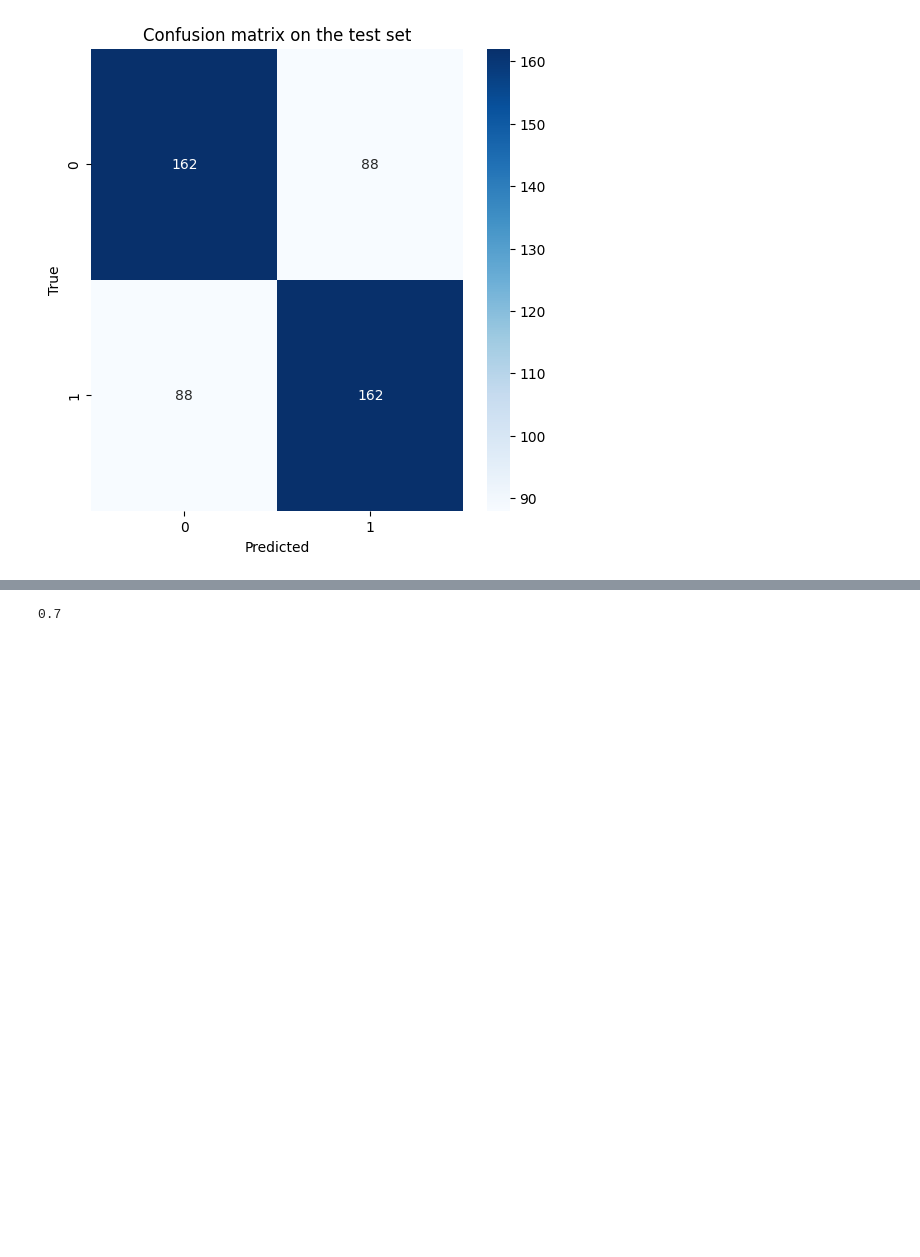
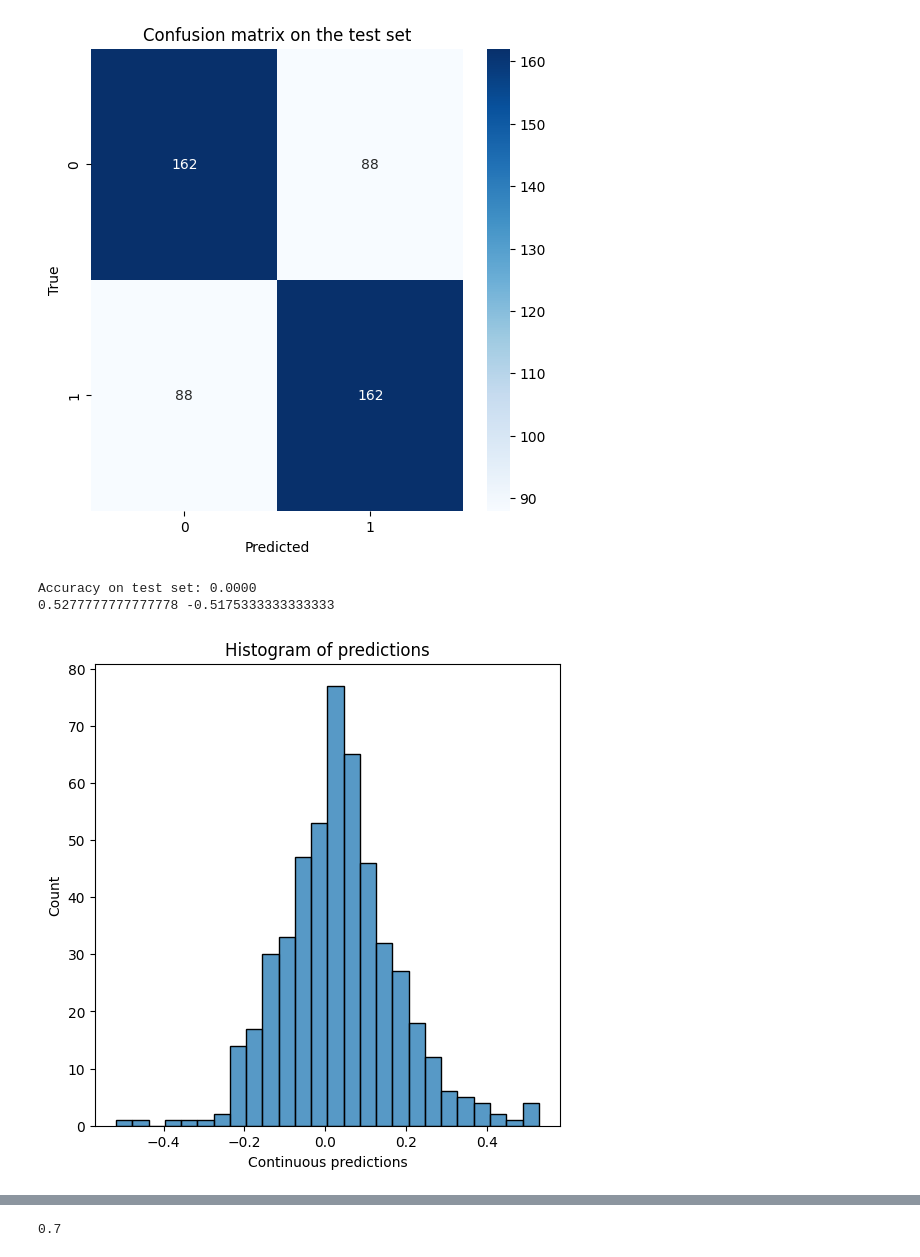
Before and after one commit to pauhidalgoo/sentiment-analysis, a Jupyter notebook: unsupervised.ipynb, the cells around one changed output, grey strips where cells are left out. Saved outputs shown, nothing was run; the diff lists cells and outputs as text; code cells hidden in the pictures; blank space fills up the shorter version.

Commit message:
ADD unsupervised plots, probabilities

```diff
--- a/unsupervised.ipynb
+++ b/unsupervised.ipynb
@@ -490,7 +491,7 @@ def validation(val_synsets:list,
     return best_params, best_acc, results_allow
 
 
-def run_experiment(synsets:list, y:list, allowed:list, score:str, merge:str, thresh:float, score_thresh:float = 0, hide_warnings:bool = False) -> tuple[float, list]:
+def run_experiment(synsets:list, y:list, allowed:list, score:str, merge:str, thresh:float, score_thresh:float = 0, hide_warnings:bool = False, continuous:bool = False) -> tuple[float, list]:
     """
     Run an experiment with a set of parameters.
 
@@ -503,6 +504,7 @@ def run_experiment(synsets:list, y:list, allowed:list, score:str, merge:str, thr
         thresh (float): Threshold for discretization.
         score_thresh (float): Threshold for 'dif_threshold' and 'dif2_threshold' scores.
         hide_warnings (bool): Whether to hide warnings or not.
+        continuous (bool): Wheter to return continuous scores or not.
 
     Returns:
         tuple: Accuracy (float) and results (list of predictions).
@@ -516,9 +518,13 @@ def run_experiment(synsets:list, y:list, allowed:list, score:str, merge:str, thr
 
         scores_opinions.append(np.mean(scores_sentences))
 
-    results_opinions = discretize_scores(scores=scores_opinions, threshold=thresh)
+    if not continuous:
+        results_opinions = discretize_scores(scores=scores_opinions, threshold=thresh)
 
-    accuracy = accuracy_score(y, results_opinions)
+        accuracy = accuracy_score(y, results_opinions)
+    else:
+        results_opinions = scores_opinions
+        accuracy = 0.0
 
     return accuracy, results_opinions
 # %%
@@ -685,3 +692,17 @@ Accuracy on test set: 0.6480
 plot_cm(y_true=y_test, y_pred=y_pred)
 # %% [output]
 [figure]
+# %%
+acc, y_pred = run_experiment(synsets=test_synsets, y=y_test, allowed=['n', 'a', 's', 'r'], score='dif', merge='sum', thresh=0.03, hide_warnings=True, continuous = True)
+print(f"Accuracy on test set: {acc:.4f}")
+print(max(y_pred), min(y_pred))
+
+fig, ax = plt.subplots(figsize=(6, 6))
+sns.histplot(y_pred)
+ax.set_xlabel('Continuous predictions')
+plt.title('Histogram of predictions')
+plt.show()
+# %% [output]
+Accuracy on test set: 0.0000
+0.5277777777777778 -0.5175333333333333
+[figure, added]
```
Also changed, not shown: parts of 9 cells of this notebook, 2 other files.
